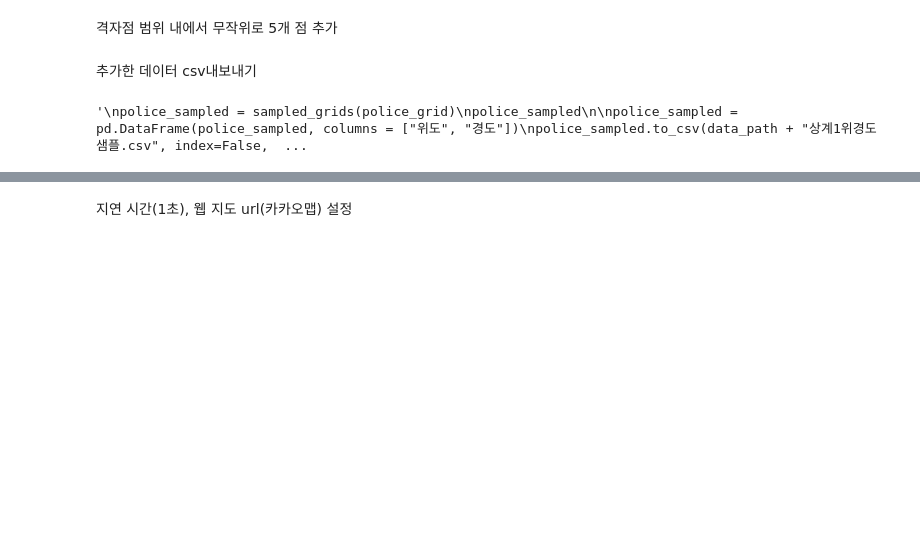
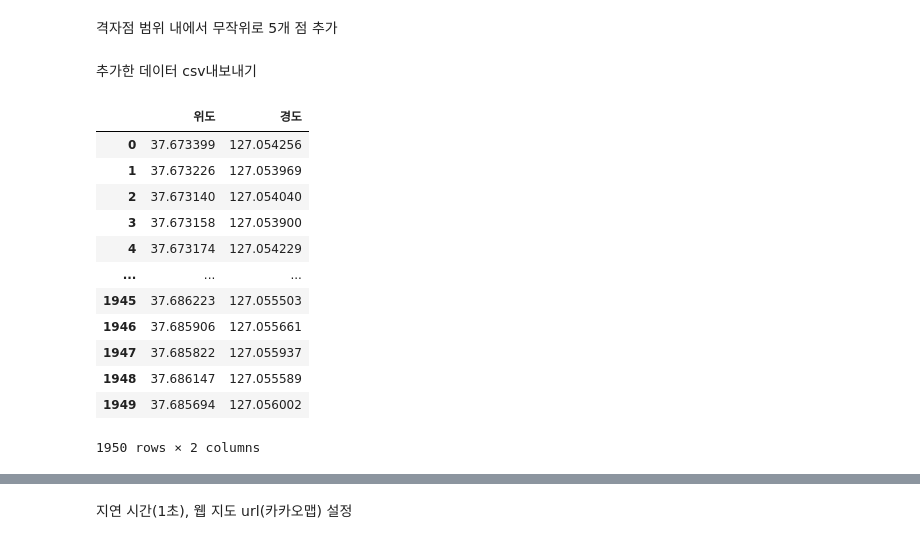
Before and after one commit to topaz11100/bp_final, a Jupyter notebook: 빅프_기말_최종.ipynb, the cells around one changed output, grey strips where cells are left out. Saved outputs shown, nothing was run; the diff lists cells and outputs as text; code cells hidden in the pictures; blank space fills up the shorter version.

```diff
--- a/빅프_기말_최종.ipynb
+++ b/빅프_기말_최종.ipynb
@@ -51,5 +55,5 @@ def grids(police):
     result[:,:,0] += ns
     result[:,:,1] += ew
 
-    return filtering(police, result.reshape(-1,2))
+    return pd.DataFrame(filtering(police, result.reshape(-1,2)), columns=["위도", "경도"])
 # %% [markdown]
@@ -72,7 +76,7 @@ folium.Marker(location=police,
 # %% [markdown]
 기본 격자점 생성
 # %%
-police_grid = pd.DataFrame(grids(police), columns=["위도", "경도"])
+police_grid = grids(police)
 # %% [markdown]
 기본 격자점 그리기
 # %%
@@ -97,18 +101,25 @@ def sampled_grids(grid):
         ran[1:] = np.random.uniform(-1, 1, (interval_size-1, 2))
         ran[:, 0] *= (GRID_DIFF/2)*NS_DIFF_1M
         ran[:, 1] *= (GRID_DIFF/2)*EW_DIFF_1M
-        ran += grid[i//interval_size]
+        ran += grid.values[i//interval_size]
         result[i:i+interval_size] += ran
-    return result
+    return pd.DataFrame(result, columns = ["위도", "경도"])
 # %% [markdown]
 추가한 데이터 csv내보내기
 # %%
-'''
 police_sampled = sampled_grids(police_grid)
 police_sampled
-
-police_sampled = pd.DataFrame(police_sampled, columns = ["위도", "경도"])
-police_sampled.to_csv(data_path + "상계1위경도샘플.csv", index=False, encoding=encoding)
-'''
 # %% [output]
+|  | 위도 | 경도 |
+| 0 | 37.673399 | 127.054256 |
+| 1 | 37.673226 | 127.053969 |
+| 2 | 37.673140 | 127.054040 |
+| 3 | 37.673158 | 127.053900 |
+| 4 | 37.673174 | 127.054229 |
+| ... | ... | ... |
+| 1945 | 37.686223 | 127.055503 |
+| 1946 | 37.685906 | 127.055661 |
+| 1947 | 37.685822 | 127.055937 |
+| 1948 | 37.686147 | 127.055589 |
+| 1949 | 37.685694 | 127.056002 |
-'\npolice_sampled = sampled_grids(police_grid)\npolice_sampled\n\npolice_sampled = pd.DataFrame(police_sampled, columns = ["위도", "경도"])\npolice_sampled.to_csv(data_path + "상계1위경도샘플.csv", index=False,  ...
+1950 rows × 2 columns
```
Also changed, not shown: parts of 45 cells of this notebook, 41 other files.
